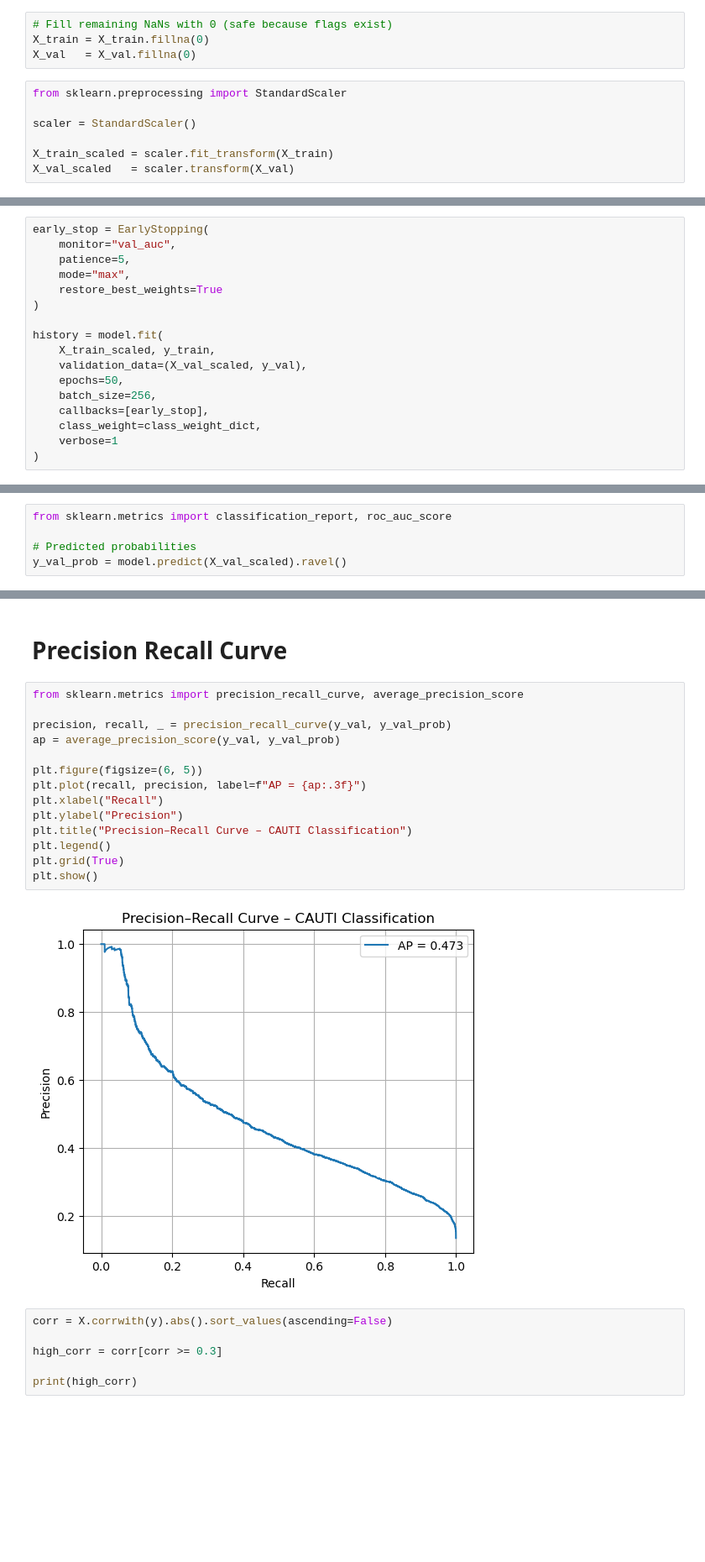
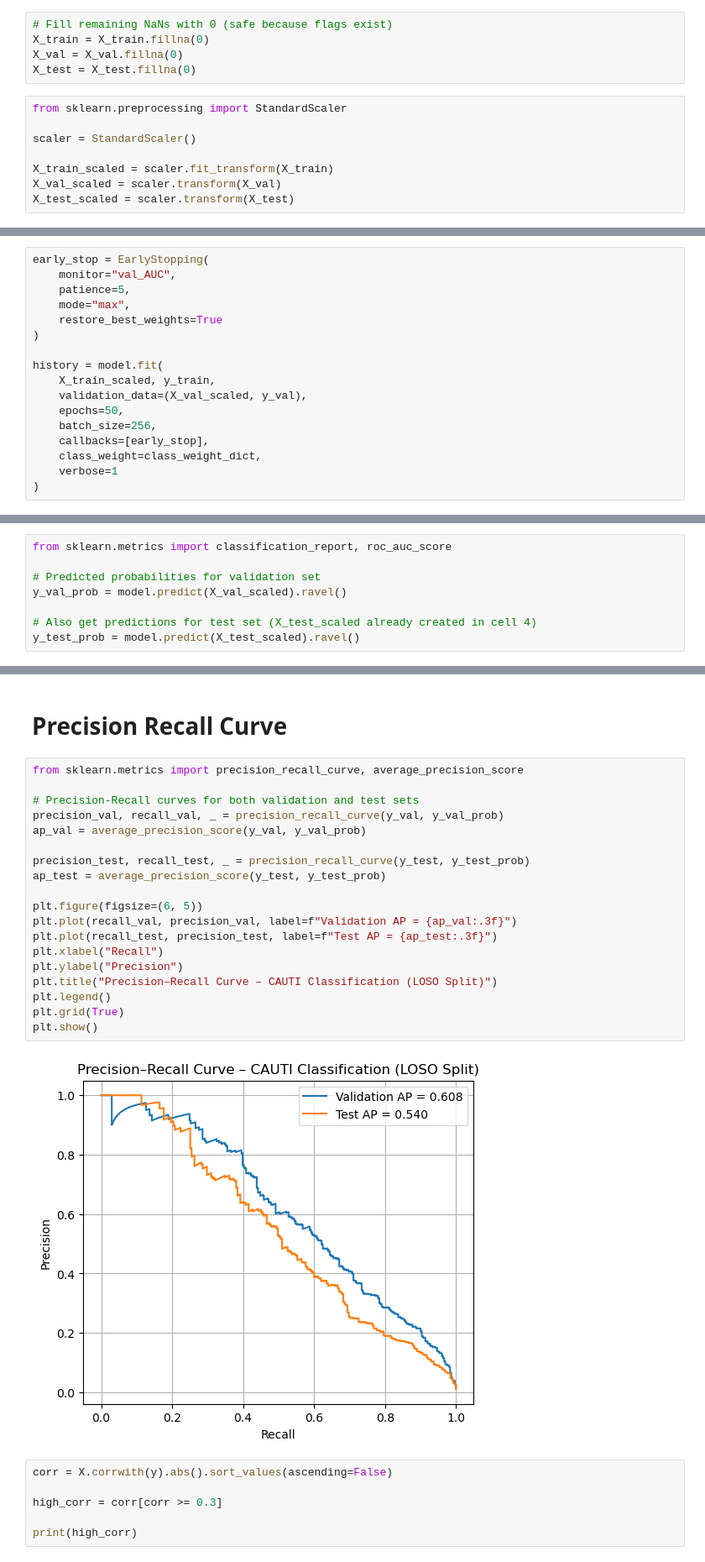
Before and after one commit to Sahil-Atul-Raghuvanshi/cauti_prediction_project, a Jupyter notebook: scripts/models/ANN_LOSO.ipynb, the cells around one changed output, grey strips where cells are left out. Shown at 84% size. Cells and saved outputs as stored; diff of their text form; blank space fills up the shorter version.

Commit message:
Basic ANN Model created

```diff
--- a/scripts/models/ANN_LOSO.ipynb
+++ b/scripts/models/ANN_LOSO.ipynb
@@ -70,14 +180,16 @@ X_train, X_val, y_train, y_val = train_test_split(
 # %%
 # Fill remaining NaNs with 0 (safe because flags exist)
 X_train = X_train.fillna(0)
-X_val   = X_val.fillna(0)
+X_val = X_val.fillna(0)
+X_test = X_test.fillna(0)
 # %%
 from sklearn.preprocessing import StandardScaler
 
 scaler = StandardScaler()
 
 X_train_scaled = scaler.fit_transform(X_train)
-X_val_scaled   = scaler.transform(X_val)
+X_val_scaled = scaler.transform(X_val)
+X_test_scaled = scaler.transform(X_test)
 # %%
 import tensorflow as tf
 from tensorflow.keras.models import Sequential
@@ -109,7 +240,7 @@ class_weights = compute_class_weight(
 class_weight_dict = {0: class_weights[0], 1: class_weights[1]}
 # %%
 early_stop = EarlyStopping(
-    monitor="val_auc",
+    monitor="val_AUC",
     patience=5,
     mode="max",
     restore_best_weights=True
@@ -149,6 +299,9 @@ Epoch 50/50
 # %%
 from sklearn.metrics import classification_report, roc_auc_score
 
-# Predicted probabilities
+# Predicted probabilities for validation set
 y_val_prob = model.predict(X_val_scaled).ravel()
+
+# Also get predictions for test set (X_test_scaled already created in cell 4)
+y_test_prob = model.predict(X_test_scaled).ravel()
 # %% [output]
@@ -209,19 +389,24 @@ plt.show()
 # %%
 from sklearn.metrics import precision_recall_curve, average_precision_score
 
-precision, recall, _ = precision_recall_curve(y_val, y_val_prob)
-ap = average_precision_score(y_val, y_val_prob)
+# Precision-Recall curves for both validation and test sets
+precision_val, recall_val, _ = precision_recall_curve(y_val, y_val_prob)
+ap_val = average_precision_score(y_val, y_val_prob)
+
+precision_test, recall_test, _ = precision_recall_curve(y_test, y_test_prob)
+ap_test = average_precision_score(y_test, y_test_prob)
 
 plt.figure(figsize=(6, 5))
-plt.plot(recall, precision, label=f"AP = {ap:.3f}")
+plt.plot(recall_val, precision_val, label=f"Validation AP = {ap_val:.3f}")
+plt.plot(recall_test, precision_test, label=f"Test AP = {ap_test:.3f}")
 plt.xlabel("Recall")
 plt.ylabel("Precision")
-plt.title("Precision–Recall Curve – CAUTI Classification")
+plt.title("Precision–Recall Curve – CAUTI Classification (LOSO Split)")
 plt.legend()
 plt.grid(True)
 plt.show()
 # %% [output]
-[figure, old version]
+[figure, new version]
 # %%
 corr = X.corrwith(y).abs().sort_values(ascending=False)
 
```
Also changed, not shown: parts of 14 cells of this notebook, 17 other files.
